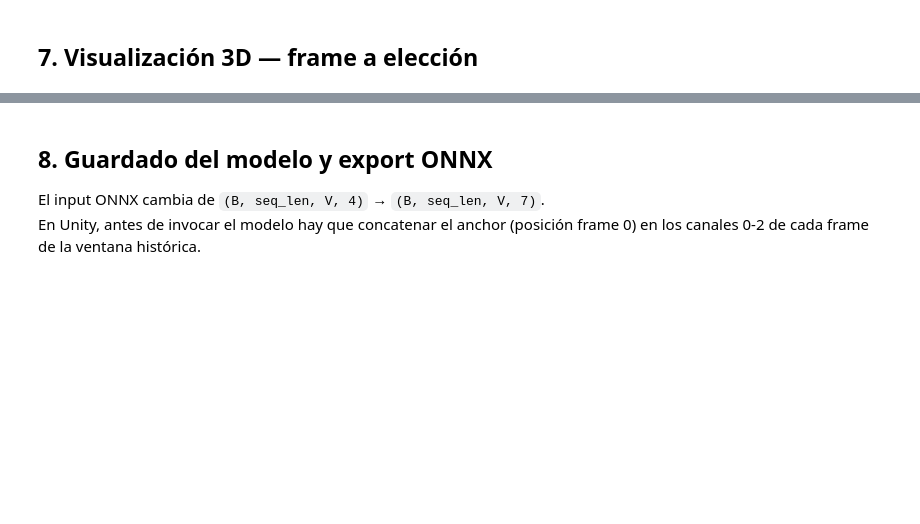
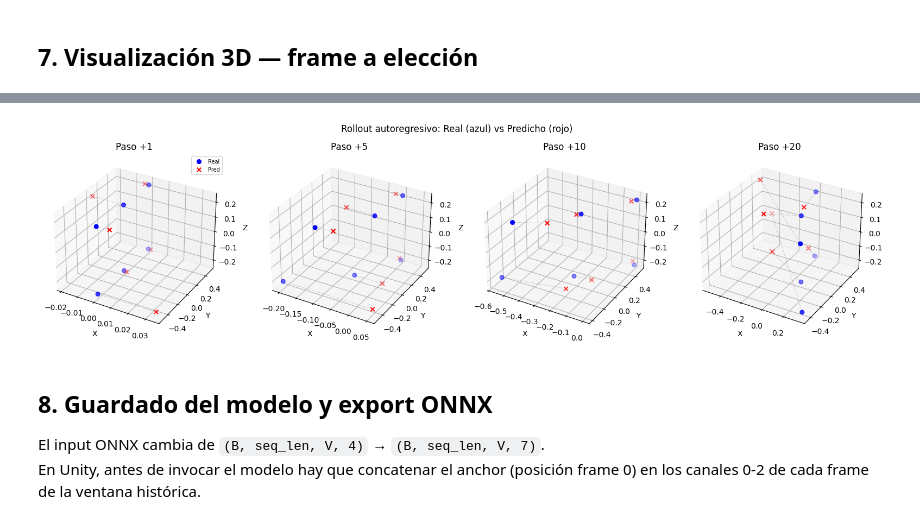
Before and after one commit to mikeletzu/TFG_FisicaOptim, a Jupyter notebook: Entrenamiento/rnn04_anchored_unrolled.ipynb, the cells around one changed output, grey strips where cells are left out. Saved outputs shown, nothing was run; the diff lists cells and outputs as text; code cells hidden in the pictures; blank space fills up the shorter version.

```diff
--- a/Entrenamiento/rnn04_anchored_unrolled.ipynb
+++ b/Entrenamiento/rnn04_anchored_unrolled.ipynb
@@ -392,3 +547,32 @@ plt.show()
+# %%
+# ─────────────────────────────────────────────────────────────────
+# Visualización 3D: shape real vs predicho en varios pasos futuros
+# ─────────────────────────────────────────────────────────────────
+steps_to_show = [0, 4, 9, 19]  # qué pasos visualizar
+fig = plt.figure(figsize=(16, 4))
+
+for col, step in enumerate(steps_to_show):
+    ax = fig.add_subplot(1, len(steps_to_show), col+1, projection='3d')
+    real = rollout_reals[step]
+    pred = rollout_preds[step]
+
+    ax.scatter(real[:, 0], real[:, 1], real[:, 2], c='blue',  s=30, label='Real',  marker='o')
+    ax.scatter(pred[:, 0], pred[:, 1], pred[:, 2], c='red',   s=30, label='Pred',  marker='x')
+
+    for i in range(num_vertices):
+        ax.plot([real[i,0], pred[i,0]], [real[i,1], pred[i,1]],
+                [real[i,2], pred[i,2]], color='gray', linestyle='dotted', linewidth=0.5)
+
+    ax.set_title(f'Paso +{step+1}')
+    ax.set_xlabel('X'); ax.set_ylabel('Y'); ax.set_zlabel('Z')
+    if col == 0:
+        ax.legend(fontsize=7)
+
+plt.suptitle('Rollout autoregresivo: Real (azul) vs Predicho (rojo)', y=1.01)
+plt.tight_layout()
+plt.show()
+# %% [output]
+[figure, added]
 # %% [markdown]
 ## 8. Guardado del modelo y export ONNX
 
```
Also changed, not shown: parts of 8 cells of this notebook, 21 other files.
